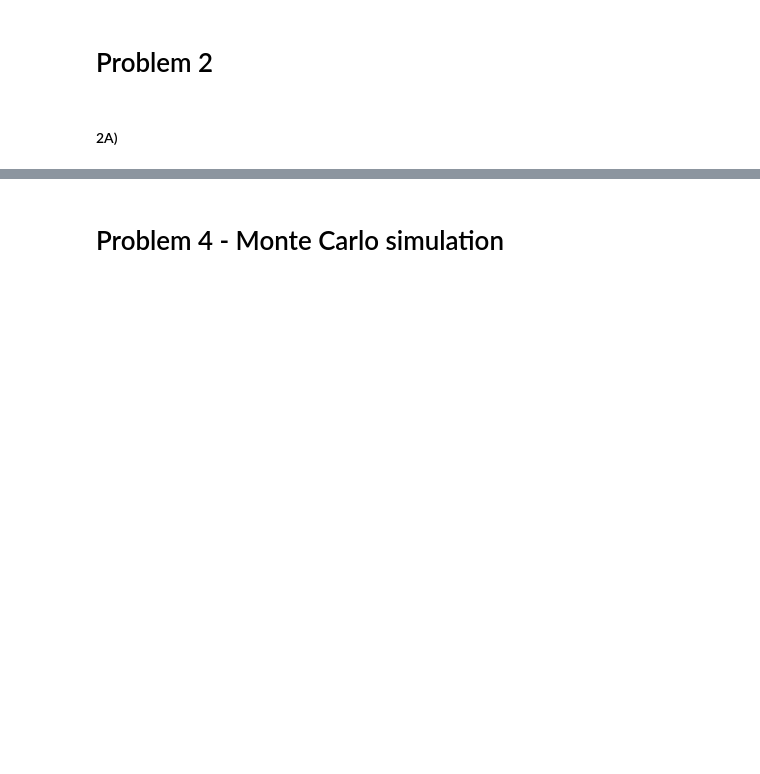
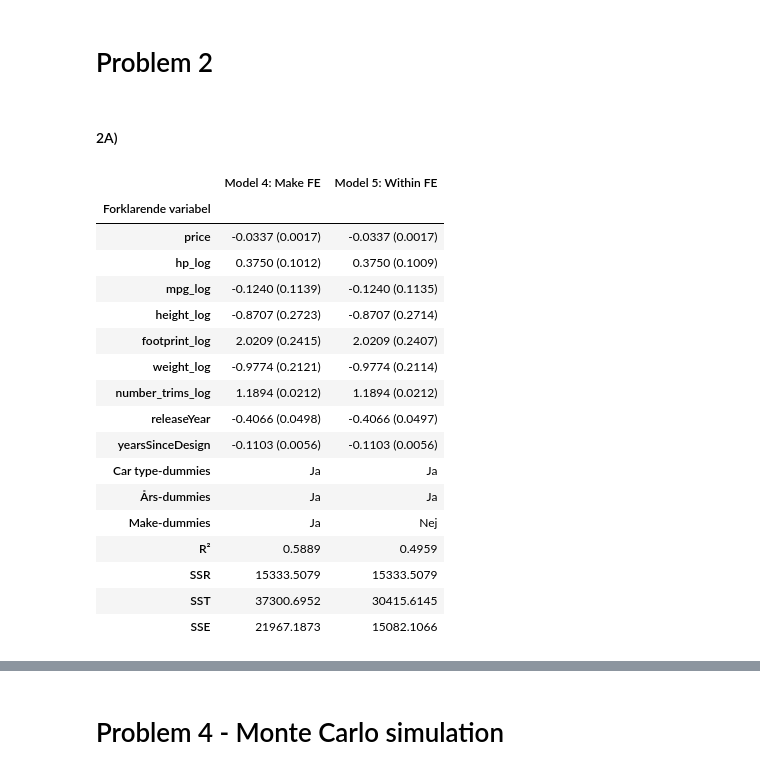
Before and after one commit to Nskoularsen/EconometricsA, a Jupyter notebook: 3_assignments/A3/Opgave/A3.ipynb, the cells around one changed output, grey strips where cells are left out. Drawn from its saved outputs; the diff is of its cells as text; code cells hidden in the pictures; blank space fills up the shorter version.

```diff
--- a/3_assignments/A3/Opgave/A3.ipynb
+++ b/3_assignments/A3/Opgave/A3.ipynb
@@ -386,3 +386,89 @@ for var in vars_to_transform:
 X_within = Xpro + ['price'] + years
 
 result5 = sm.OLS(df_within['dlogS'],df_within[X_within]).fit(cov_type='HC1')
+# %%
+model_names = ['Model 4: Make FE', 'Model 5: Within FE']
+models = [result4, result5]
+
+# Car type-dummies, som samles i én række
+car_type_dummies = ['sport', 'EV', 'truck', 'suv', 'van']
+
+# Alle almindelige forklarende variable, som indgår i mindst én model
+regular_vars = list(dict.fromkeys(
+    var
+    for model in models
+    for var in model.model.exog_names
+    if var != 'const'
+    and var not in years
+    and var not in makes
+    and var not in car_type_dummies
+))
+regular_vars = ['price'] + [var for var in regular_vars if var != 'price']
+# Formatér estimat og standardfejl
+def format_coef(model, var):
+    if var not in model.params.index:
+        return ""
+    return f"{model.params[var]:.4f} ({model.bse[var]:.4f})"
+
+# Opret tabel
+table = pd.DataFrame(index=regular_vars, columns=model_names)
+
+for model, name in zip(models, model_names):
+    table[name] = [
+        format_coef(model, var)
+        for var in regular_vars
+    ]
+
+# Samlet række for car type-dummies
+table.loc['Car type-dummies'] = [
+    'Ja' if any(var in model.model.exog_names
+                for var in car_type_dummies) else 'Nej'
+    for model in models
+]
+
+# Samlet række for årsdummies
+table.loc['Års-dummies'] = [
+    'Ja' if any(var in model.model.exog_names for var in years)
+    else 'Nej'
+    for model in models
+]
+
+# Række for make-dummies
+table.loc['Make-dummies'] = [
+    'Ja' if any(var in model.model.exog_names for var in makes)
+    else 'Nej'
+    for model in models
+]
+
+# Modelstatistikker
+table.loc['R²'] = [f"{m.rsquared:.4f}" for m in models]
+table.loc['SSR'] = [f"{m.ssr:.4f}" for m in models]
+table.loc['SST'] = [f"{m.centered_tss:.4f}" for m in models]
+table.loc['SSE'] = [
+    f"{m.ess:.4f}" for m in models
+]
+
+table.index.name = 'Forklarende variabel'
+
+# Vis hele tabellen
+with pd.option_context('display.max_rows', None):
+    display(table)
+# %% [output]
+|  | Model 4: Make FE | Model 5: Within FE |
+| Forklarende variabel |  |  |
+| price | -0.0337 (0.0017) | -0.0337 (0.0017) |
+| hp_log | 0.3750 (0.1012) | 0.3750 (0.1009) |
+| mpg_log | -0.1240 (0.1139) | -0.1240 (0.1135) |
+| height_log | -0.8707 (0.2723) | -0.8707 (0.2714) |
+| footprint_log | 2.0209 (0.2415) | 2.0209 (0.2407) |
+| weight_log | -0.9774 (0.2121) | -0.9774 (0.2114) |
+| number_trims_log | 1.1894 (0.0212) | 1.1894 (0.0212) |
+| releaseYear | -0.4066 (0.0498) | -0.4066 (0.0497) |
+| yearsSinceDesign | -0.1103 (0.0056) | -0.1103 (0.0056) |
+| Car type-dummies | Ja | Ja |
+| Års-dummies | Ja | Ja |
+| Make-dummies | Ja | Nej |
+| R² | 0.5889 | 0.4959 |
+| SSR | 15333.5079 | 15333.5079 |
+| SST | 37300.6952 | 30415.6145 |
+| SSE | 21967.1873 | 15082.1066 |
```
Also changed, not shown: parts of 11 cells of this notebook, 1 other file.
